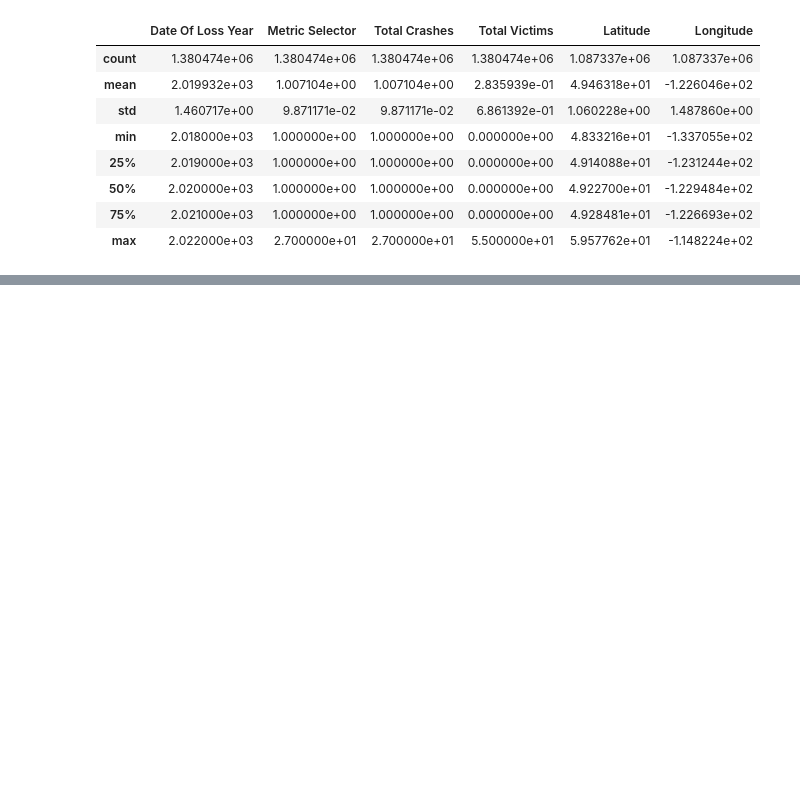
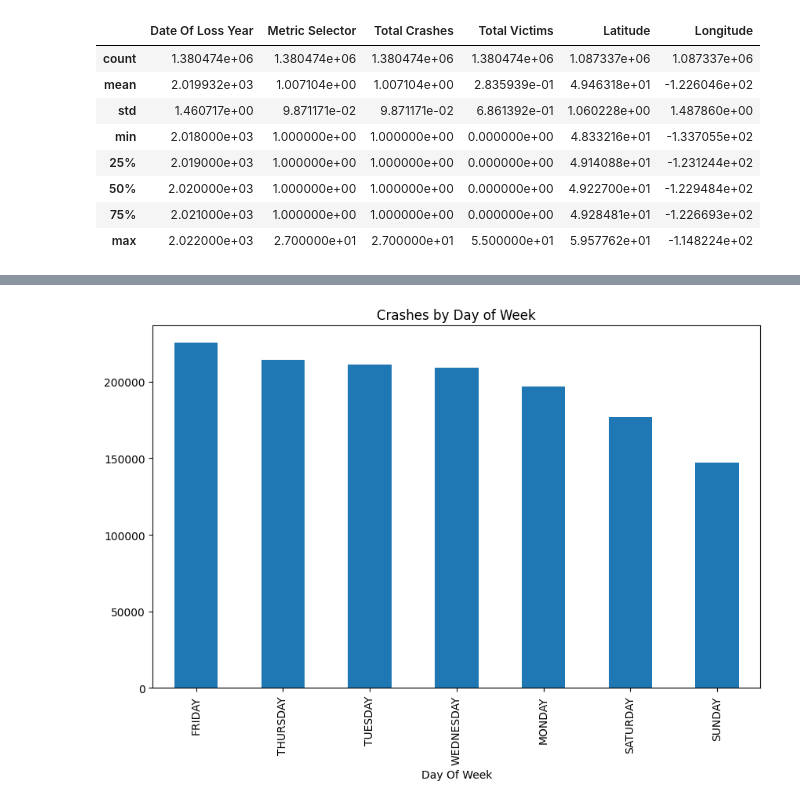
Before and after one commit to olyaiy/sci-300, a Jupyter notebook: analysis.ipynb, the cells around one changed output, grey strips where cells are left out. Drawn from its saved outputs; the diff is of its cells as text; code cells hidden in the pictures; blank space fills up the shorter version.

```diff
--- a/analysis.ipynb
+++ b/analysis.ipynb
@@ -49,0 +121,7 @@ df.describe()
+# %%
+  # Crashes by day of week
+  df['Day Of Week'].value_counts().plot(kind='bar', figsize=(10,6))
+  plt.title('Crashes by Day of Week')
+  plt.show()
+# %% [output]
+[figure, added]
```
Also changed, not shown: parts of 8 cells of this notebook.
